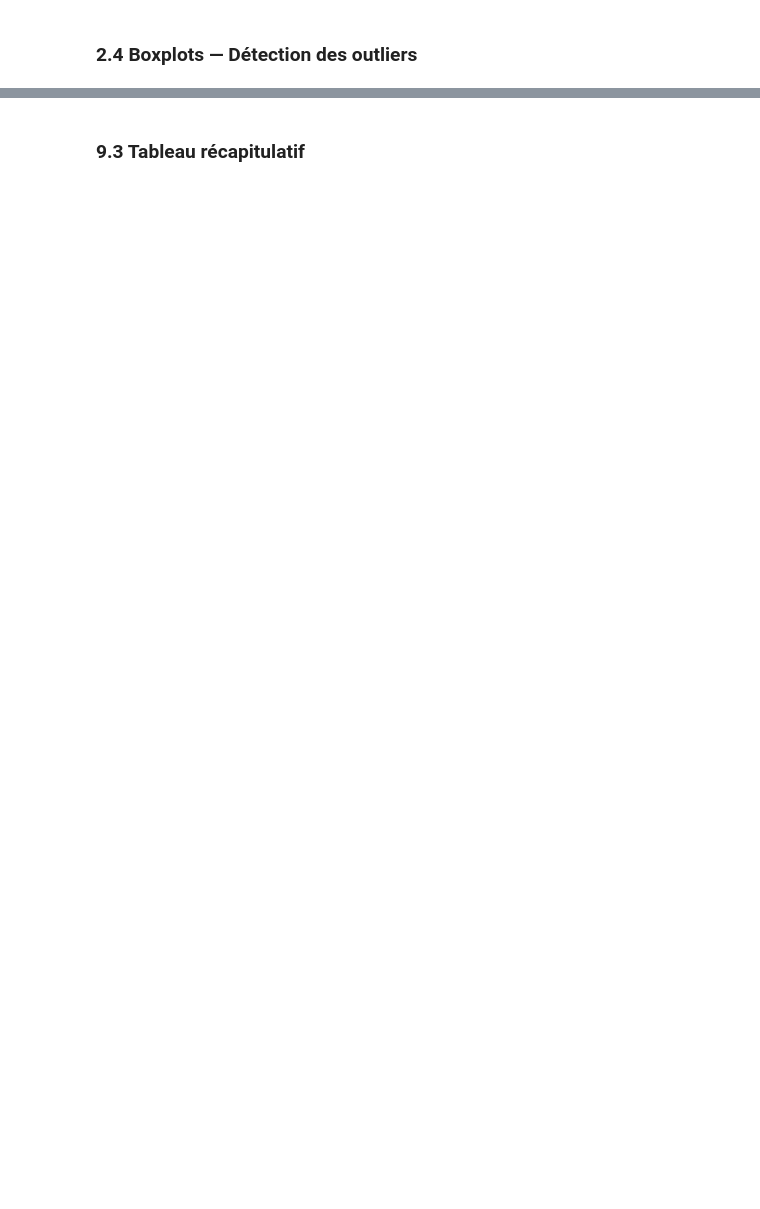
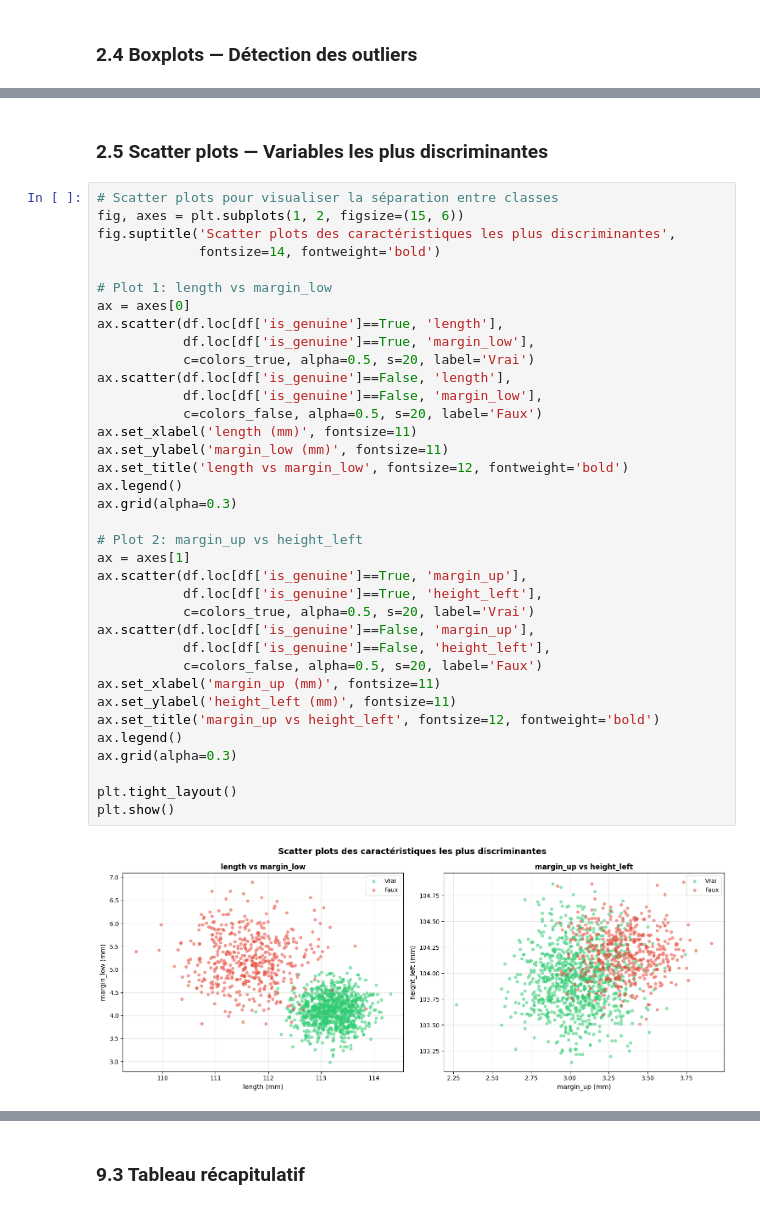
Before and after one commit to TheGoatLucien/Data_analyst, a Jupyter notebook: projets/projet 12/files/Notebook_P12_Detection_Faux_Billets.ipynb, the cells around one changed output, grey strips where cells are left out. Saved outputs shown, nothing was run; the diff lists cells and outputs as text; blank space fills up the shorter version.

```diff
--- a/projets/projet 12/files/Notebook_P12_Detection_Faux_Billets.ipynb
+++ b/projets/projet 12/files/Notebook_P12_Detection_Faux_Billets.ipynb
@@ -411,0 +194,40 @@ Tableau récapitulatif des métriques (classe 'Faux'):
+# %% [markdown]
+### 2.5 Scatter plots — Variables les plus discriminantes
+# %%
+# Scatter plots pour visualiser la séparation entre classes
+fig, axes = plt.subplots(1, 2, figsize=(15, 6))
+fig.suptitle('Scatter plots des caractéristiques les plus discriminantes',
+             fontsize=14, fontweight='bold')
+
+# Plot 1: length vs margin_low
+ax = axes[0]
+ax.scatter(df.loc[df['is_genuine']==True, 'length'],
+           df.loc[df['is_genuine']==True, 'margin_low'],
+           c=colors_true, alpha=0.5, s=20, label='Vrai')
+ax.scatter(df.loc[df['is_genuine']==False, 'length'],
+           df.loc[df['is_genuine']==False, 'margin_low'],
+           c=colors_false, alpha=0.5, s=20, label='Faux')
+ax.set_xlabel('length (mm)', fontsize=11)
+ax.set_ylabel('margin_low (mm)', fontsize=11)
+ax.set_title('length vs margin_low', fontsize=12, fontweight='bold')
+ax.legend()
+ax.grid(alpha=0.3)
+
+# Plot 2: margin_up vs height_left
+ax = axes[1]
+ax.scatter(df.loc[df['is_genuine']==True, 'margin_up'],
+           df.loc[df['is_genuine']==True, 'height_left'],
+           c=colors_true, alpha=0.5, s=20, label='Vrai')
+ax.scatter(df.loc[df['is_genuine']==False, 'margin_up'],
+           df.loc[df['is_genuine']==False, 'height_left'],
+           c=colors_false, alpha=0.5, s=20, label='Faux')
+ax.set_xlabel('margin_up (mm)', fontsize=11)
+ax.set_ylabel('height_left (mm)', fontsize=11)
+ax.set_title('margin_up vs height_left', fontsize=12, fontweight='bold')
+ax.legend()
+ax.grid(alpha=0.3)
+
+plt.tight_layout()
+plt.show()
+# %% [output]
+[figure, added]
```
Also changed, not shown: parts of 57 cells of this notebook, 3 other files.
